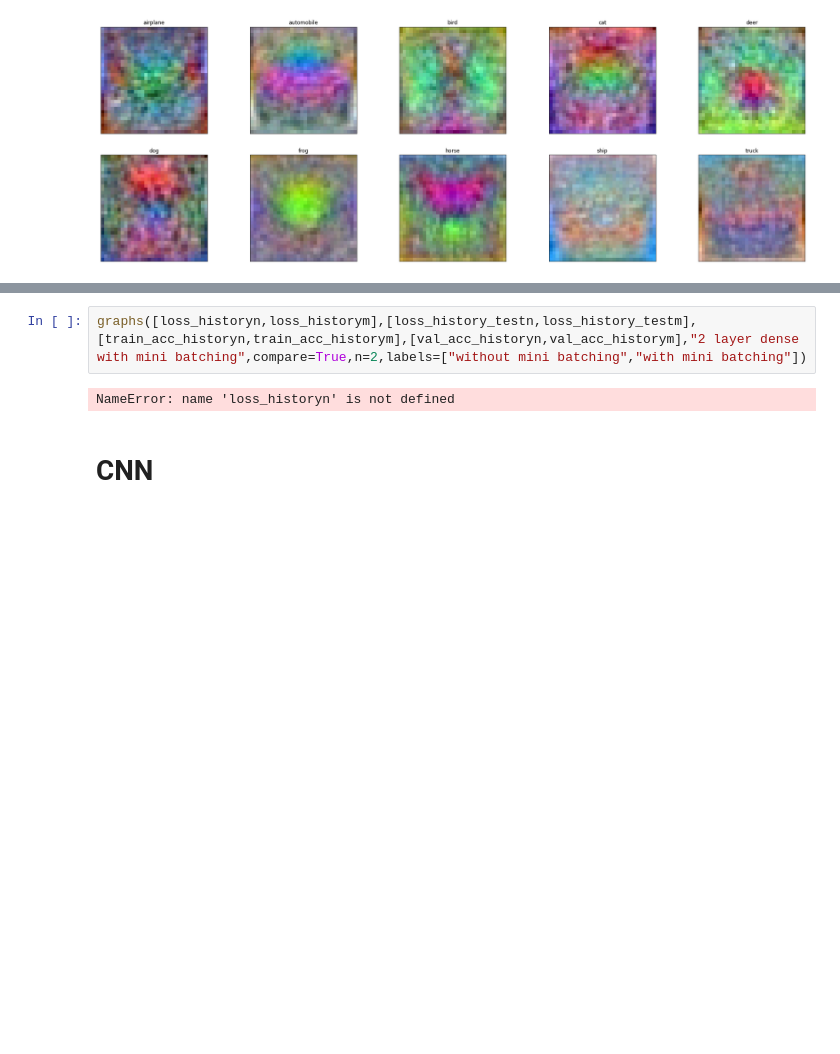
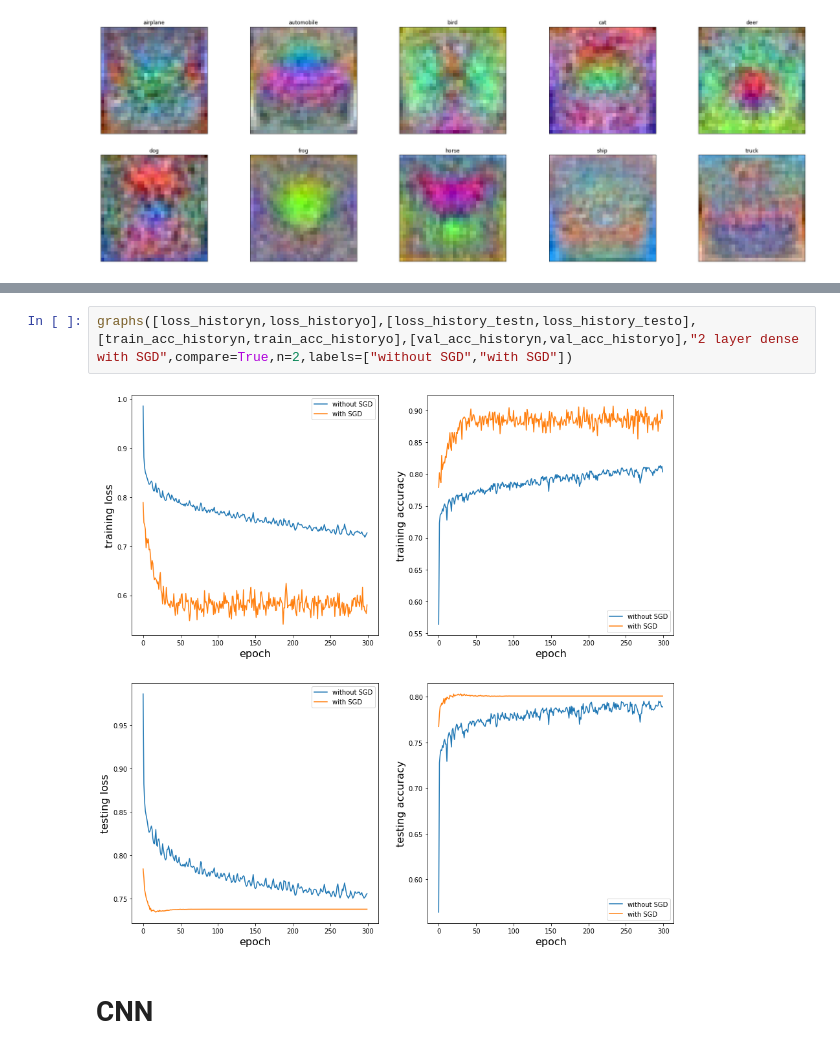
Before and after one commit to OshanJayawardana/Classification-Model-Comparison-CIFAR-10, a Jupyter notebook: A04_180437U.ipynb, the cells around one changed output, grey strips where cells are left out. Drawn from its saved outputs; the diff is of its cells as text; blank space fills up the shorter version.

```diff
--- a/A04_180437U.ipynb
+++ b/A04_180437U.ipynb
@@ -342,7 +438,7 @@ graphs(loss_historym,loss_history_testm,train_acc_historym,val_acc_historym,"wit
 # %%
-graphs([loss_historyn,loss_historym],[loss_history_testn,loss_history_testm],[train_acc_historyn,train_acc_historym],[val_acc_historyn,val_acc_historym],"2 layer dense with mini batching",compare=True,n=2,labels=["without mini batching","with mini batching"])
+graphs([loss_historyn,loss_historyo],[loss_history_testn,loss_history_testo],[train_acc_historyn,train_acc_historyo],[val_acc_historyn,val_acc_historyo],"2 layer dense with SGD",compare=True,n=2,labels=["without SGD","with SGD"])
 # %% [output]
-NameError: name 'loss_historyn' is not defined
+[figure, added]
 # %% [markdown]
 # CNN
 # %%
```
Also changed, not shown: parts of 14 cells of this notebook, 15 other files.
